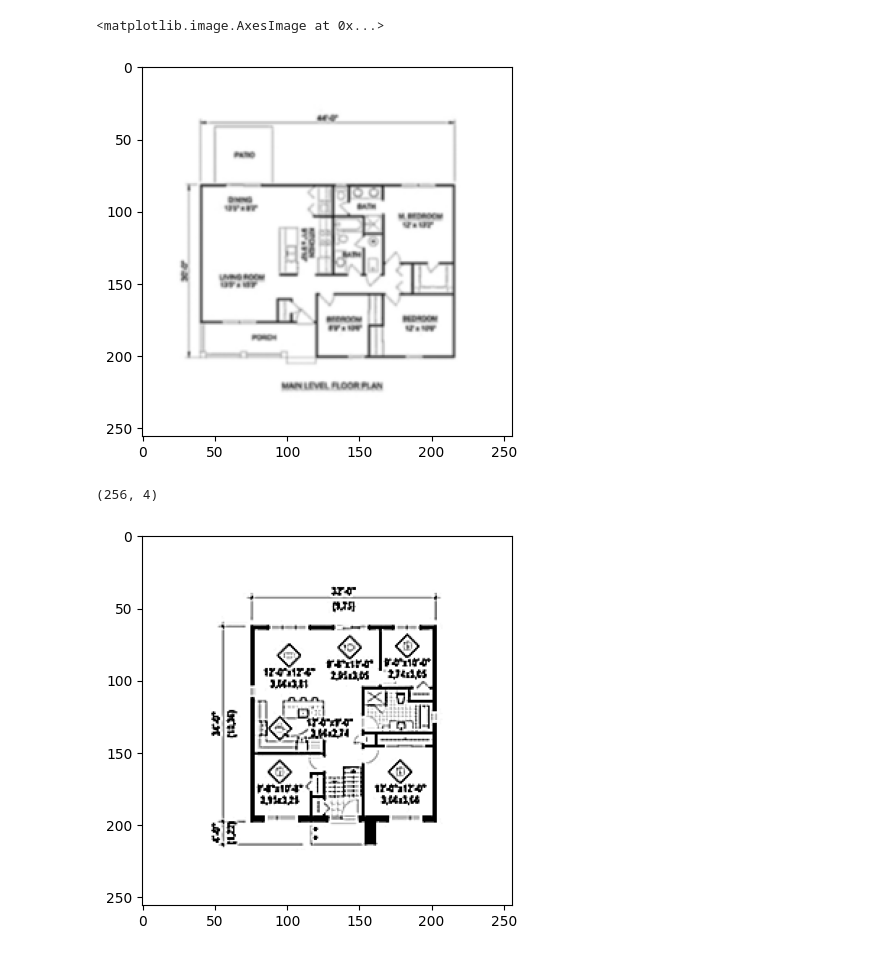
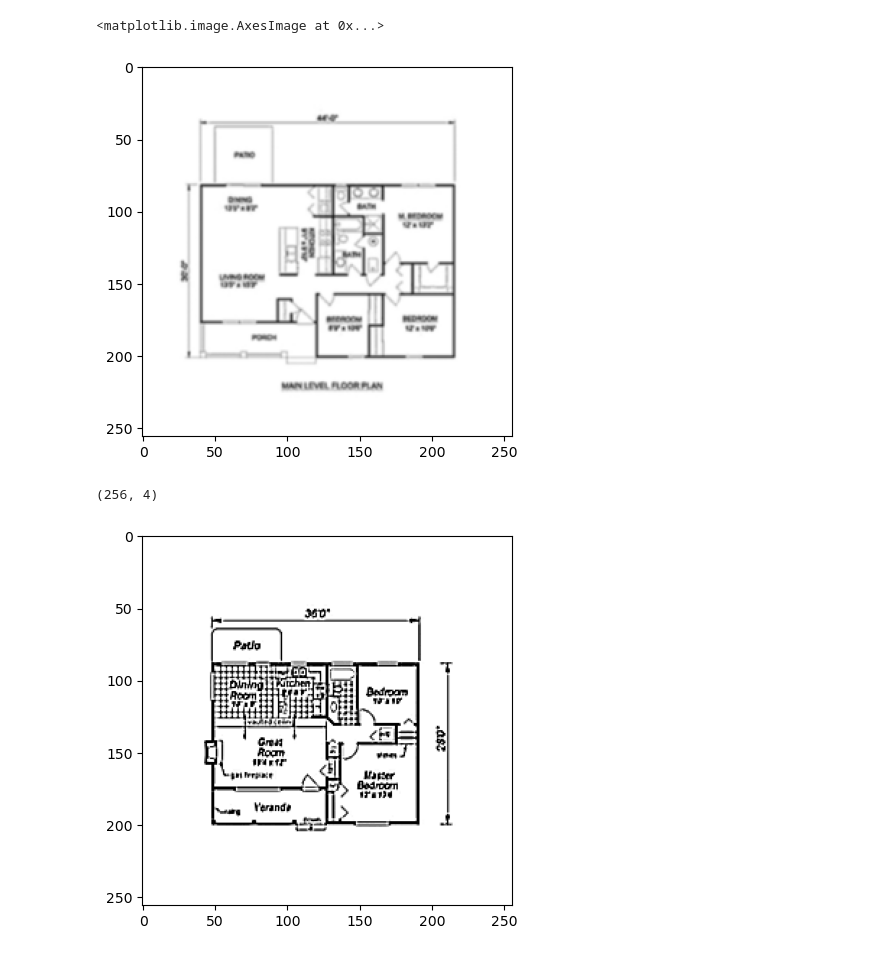
Before and after one commit to Architect37/MyGenFloorPlan, a Jupyter notebook: dev/Preprocessing/genFSL.ipynb, the cells around one changed output. Saved outputs shown, nothing was run; the diff lists cells and outputs as text; code cells hidden in the pictures.

```diff
--- a/dev/Preprocessing/genFSL.ipynb
+++ b/dev/Preprocessing/genFSL.ipynb
@@ -29,6 +26,8 @@ import numpy as np
 from datetime import datetime
 import Augmentor
 import cv2
+# %%
+root = '/Users/MR ARCHITECT/MyFloorPlan/MyGenNew/MyGenFloorPlan/'
 # %%
 purple = np.array([255, 27, 255, 255])
 yellow = np.array([255, 255, 27, 255])
@@ -134,22 +135,22 @@ Output directory set to /content/drive/MyDrive/dataset/Original/B/output.
 # %%
-myfile = Path('/content/drive/MyDrive/dataset/Source Images/0.png')
+myfile = Path(root + '/dataset/Source Images/0.png')
 img = skimage.io.imread(myfile)
 plt.imshow(img)
 # %% [output]
 <matplotlib.image.AxesImage at 0x...>
-[figure, old version]
+[figure, new version]
 # %%
-myfile = Path('/content/drive/MyDrive/dataset/Augmented_floorplan/B/048dd717069c.png')
+myfile = Path(root + '/dataset/Original/Augmented_FloorPlan/B/026eb7f35ecf.png')
 img = skimage.io.imread(myfile)
 
 # img = generateBlWhImg(img.copy())
 img = unblur(img.copy())
 plt.imshow(img)
 unique_pix_val = np.unique(img.reshape(-1, 4), axis=0)
 print(unique_pix_val.shape)
 # %% [output]
 (256, 4)
-[figure, old version]
+[figure, new version]
 # %%
 newCombinedPath.mkdir(parents=True, exist_ok=True)
 
```
Also changed, not shown: parts of 7 cells of this notebook, 7 other files.
